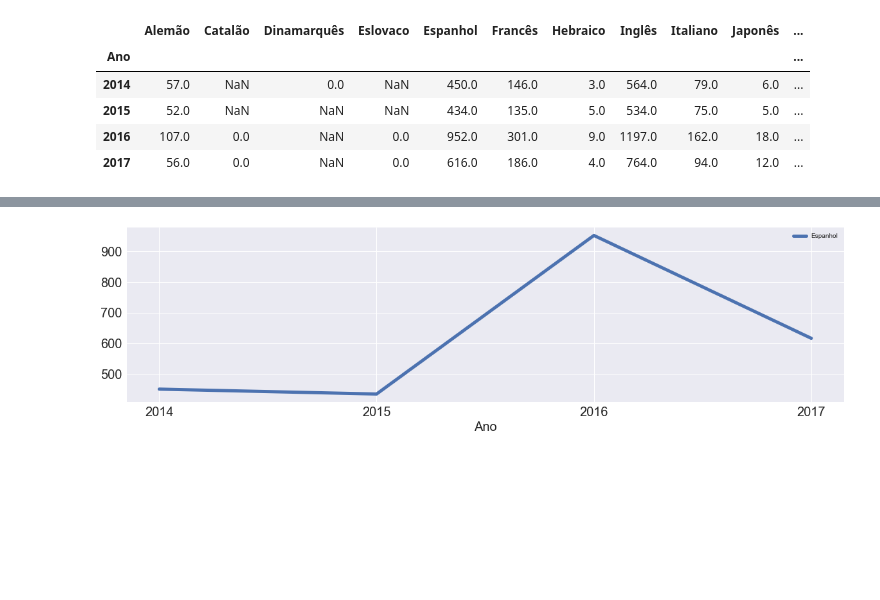
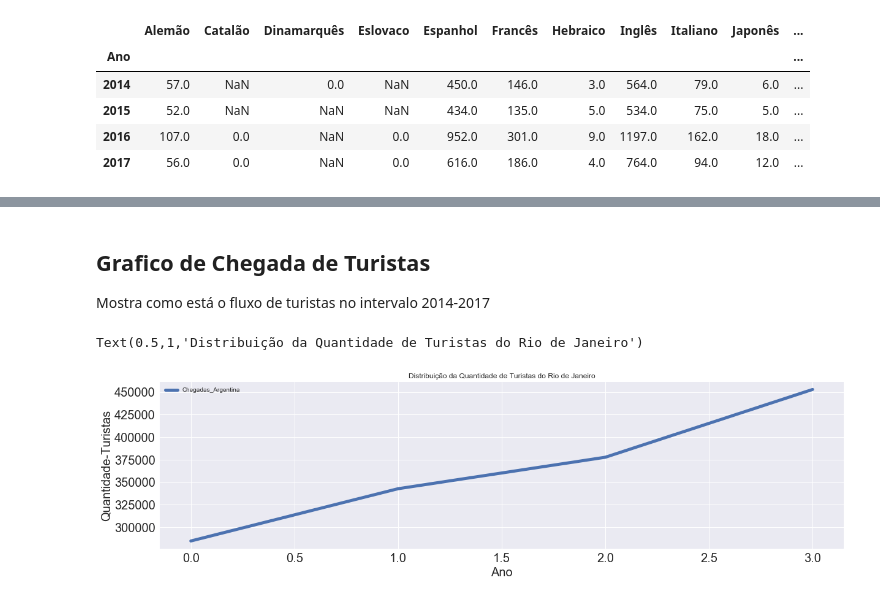
Before and after one commit to if1015-datascience-ufpe/2018-2-projeto-agua-de-coco, a Jupyter notebook: Análise Hospedagens.ipynb, the cells around one changed output, grey strips where cells are left out. Saved outputs shown, nothing was run; the diff lists cells and outputs as text; code cells hidden in the pictures; blank space fills up the shorter version.

```diff
--- a/Análise Hospedagens.ipynb
+++ b/Análise Hospedagens.ipynb
@@ -54,10 +54,10 @@ dados_2017_03 = pd.read_csv('Datasets/MeiodeHospedagem201703TrimestreCadasturPJ.
 dados_2017_04 = pd.read_csv('Datasets/MeiodeHospedagem201704TrimestreCadasturPJ.csv',encoding='latin-1',sep=';')
 
 # Dados obtidos da Análise de Turistas
-chegadas2014 = pd.read_csv('chegadas2014.csv')
-chegadas2015 = pd.read_csv('chegadas2015.csv')
-chegadas2016 = pd.read_csv('chegadas2016.csv')
-chegadas2017 = pd.read_csv('chegadas2017.csv')
+chegadas2014 = pd.read_csv('chegadas2014.csv',encoding='latin-1',sep=',')
+chegadas2015 = pd.read_csv('chegadas2015.csv',encoding='latin-1',sep=',')
+chegadas2016 = pd.read_csv('chegadas2016.csv',encoding='latin-1',sep=',')
+chegadas2017 = pd.read_csv('chegadas2017.csv',encoding='latin-1',sep=',')
 # %%
 ## Colunas dos Dados
 print(dados_2014.columns)
@@ -1119,5 +1138,11 @@ dadosRJ.head()
+# %% [markdown]
+## Grafico de Chegada de Turistas
+Mostra como está o fluxo de turistas no intervalo 2014-2017
 # %%
-dadosRJ[['Espanhol']].plot(figsize=(20,5), linewidth=5, fontsize=20)
+dadosRJ[['Chegadas_Argentina']].plot(figsize=(20,5), linewidth=5, fontsize=20)
 plt.xlabel('Ano', fontsize=20);
+plt.ylabel('Quantidade-Turistas', fontsize=20);
+plt.title('Distribuição da Quantidade de Turistas do Rio de Janeiro')
 # %% [output]
+Text(0.5,1,'Distribuição da Quantidade de Turistas do Rio de Janeiro')
-[figure, old version]
+[figure, new version]
```
Also changed, not shown: parts of 31 cells of this notebook, 7 other files.
